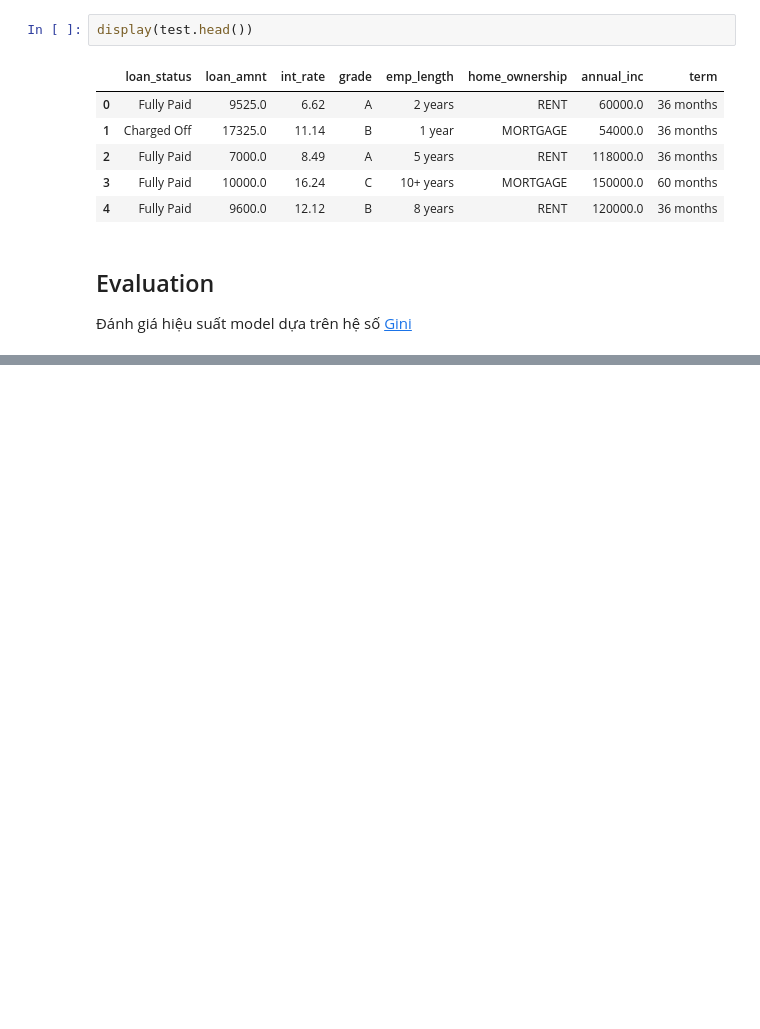
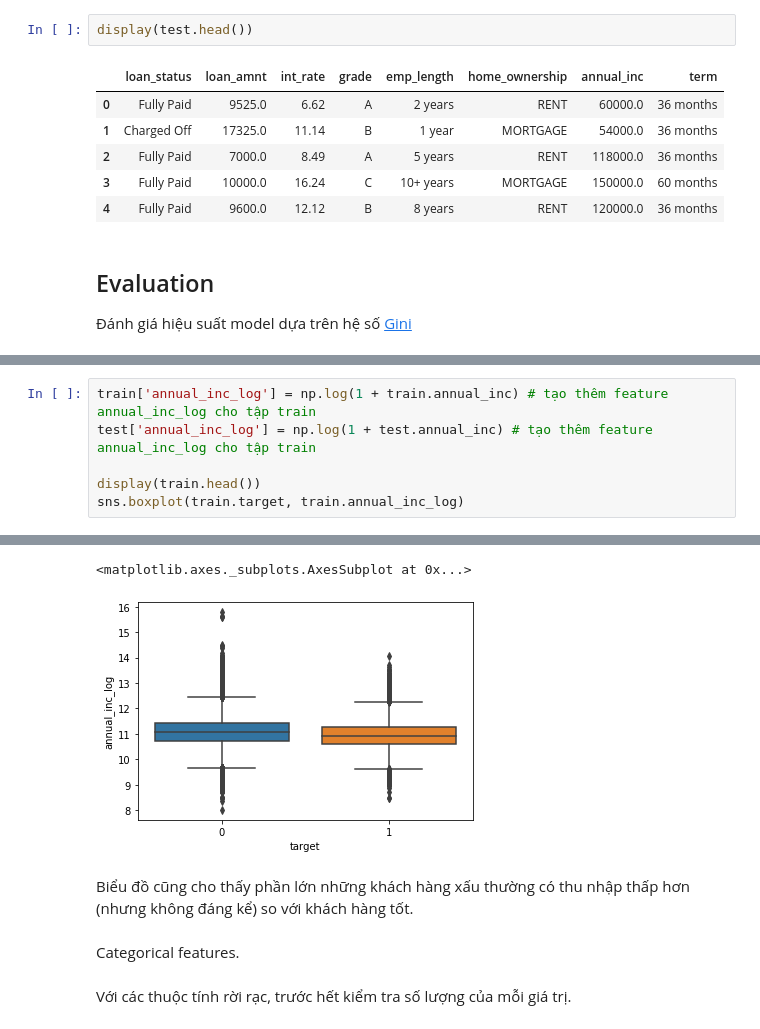
Before and after one commit to trungnt11/intern, a Jupyter notebook: intro.ipynb, the cells around one changed output, grey strips where cells are left out. Drawn from its saved outputs; the diff is of its cells as text; blank space fills up the shorter version.

```diff
--- a/intro.ipynb
+++ b/intro.ipynb
@@ -42,0 +151,7 @@ display(test.head())
+# %%
+train['annual_inc_log'] = np.log(1 + train.annual_inc) # tạo thêm feature annual_inc_log cho tập train
+test['annual_inc_log'] = np.log(1 + test.annual_inc) # tạo thêm feature annual_inc_log cho tập train
+
+display(train.head())
+sns.boxplot(train.target, train.annual_inc_log)
+# %% [output]
@@ -42,0 +164,8 @@ display(test.head())
+<matplotlib.axes._subplots.AxesSubplot at 0x...>
+[figure, added]
+# %% [markdown]
+Biểu đồ cũng cho thấy phần lớn những khách hàng xấu thường có thu nhập thấp hơn (nhưng không đáng kể) so với khách hàng tốt.
+# %% [markdown]
+Categorical features.
+# %% [markdown]
+Với các thuộc tính rời rạc, trước hết kiểm tra số lượng của mỗi giá trị.
```
Also changed, not shown: parts of 52 cells of this notebook.
